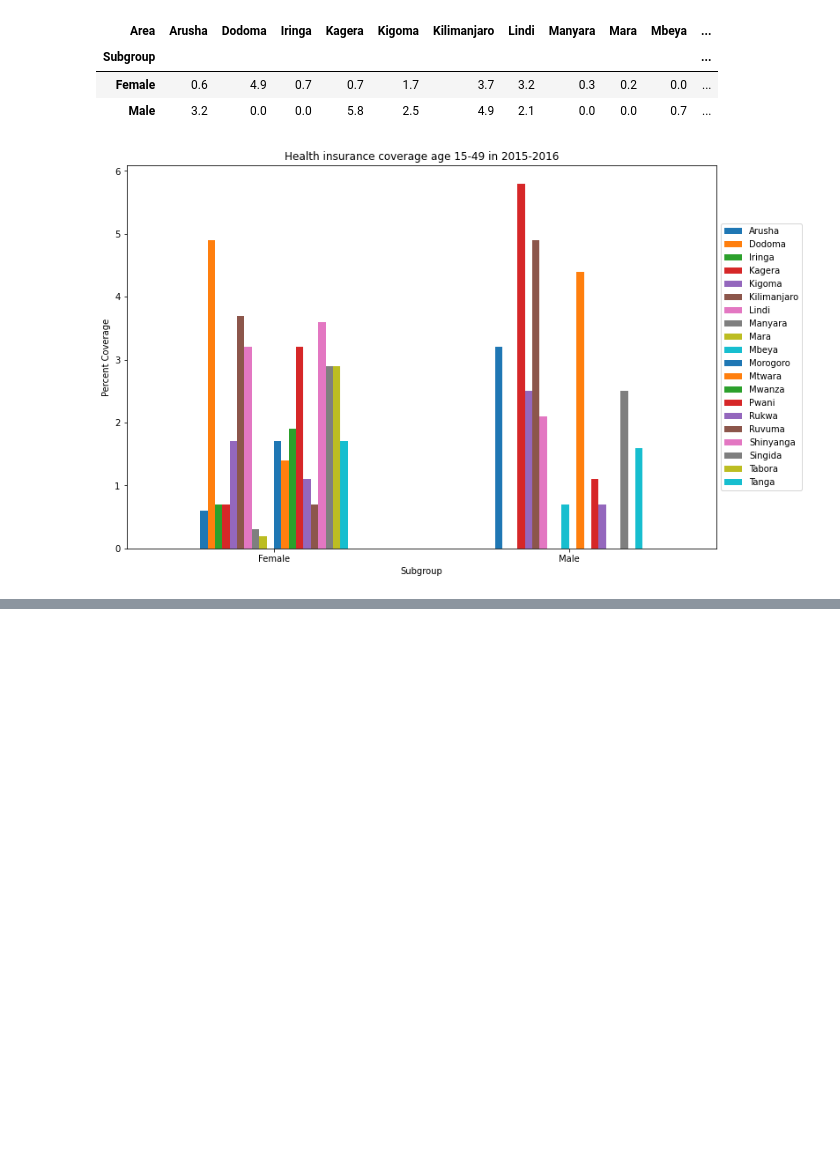
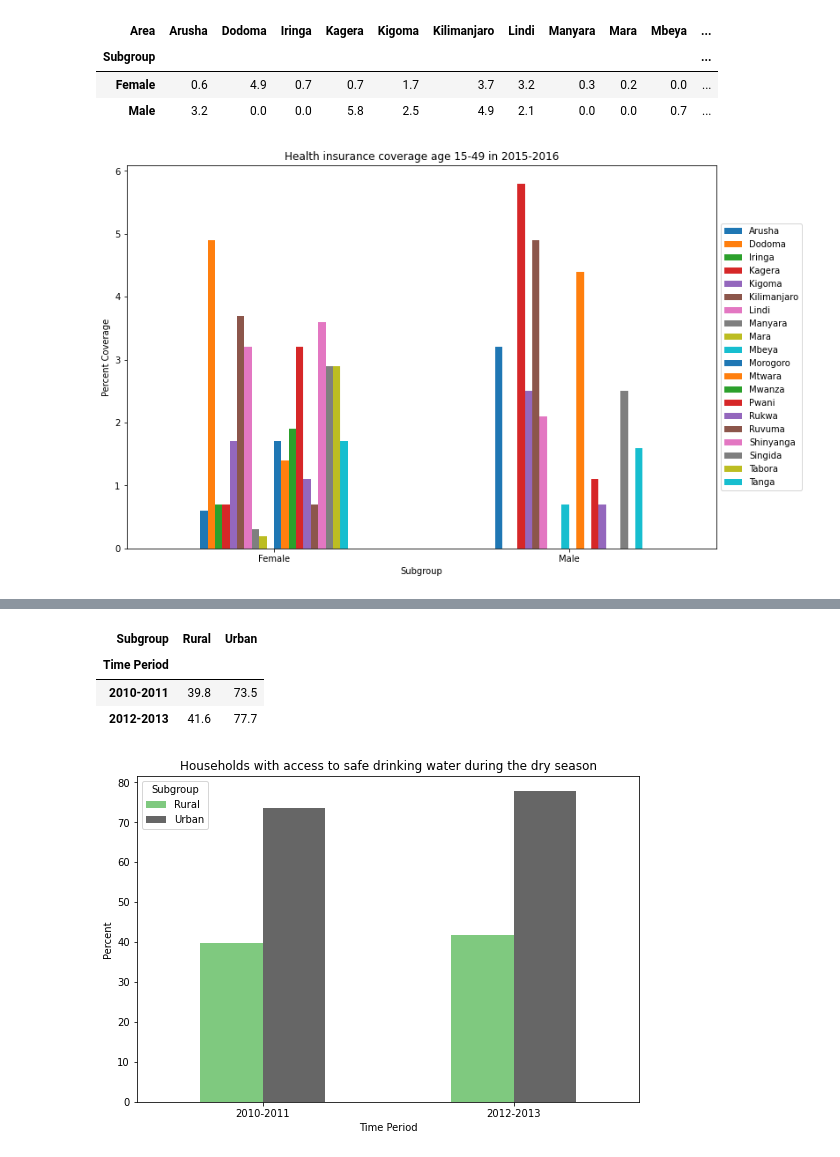
Before and after one commit to kalebts/Tanzania-Group-Project, a Jupyter notebook: Jackie.ipynb, the cells around one changed output, grey strips where cells are left out. Cells and saved outputs as stored; diff of their text form; code cells hidden in the pictures; blank space fills up the shorter version.

```diff
--- a/Jackie.ipynb
+++ b/Jackie.ipynb
@@ -1049,0 +1069,5 @@ census['Water coverage'].T[census['Water coverage'].T['Area']=='Arusha']
+# %%
+safe_water_dry = census['Households with access to safe drinking water during the dry season'].T\
+    [census['Households with access to safe drinking water during the dry season'].T['Area']=='Tanzania']
+safe_water_dry = safe_water_dry[safe_water_dry['Subgroup']!='Total'] # filtering out the rural and urban areas of Tanzania
+safe_water_dry
@@ -1049,0 +1081,16 @@ census['Water coverage'].T[census['Water coverage'].T['Area']=='Arusha']
+# %%
+safe_water_dry_table = safe_water_dry.pivot_table(values='Data Value', columns='Subgroup', index='Time Period')
+safe_water_dry_table
+# %% [output]
+| Subgroup | Rural | Urban |
+| Time Period |  |  |
+| 2010-2011 | 39.8 | 73.5 |
+| 2012-2013 | 41.6 | 77.7 |
+# %%
+safe_water_dry_table.plot(kind='bar', figsize=(9,6), cmap='Accent')
+plt.xticks(rotation=0)
+plt.ylabel('Percent')
+plt.title('Households with access to safe drinking water during the dry season')
+plt.savefig('./images_jp/access to safe water dry season.png', transparent=True, bbox_inches = 'tight');
+# %% [output]
+[figure, added]
```
Also changed, not shown: parts of 44 cells of this notebook, 6 other files.
